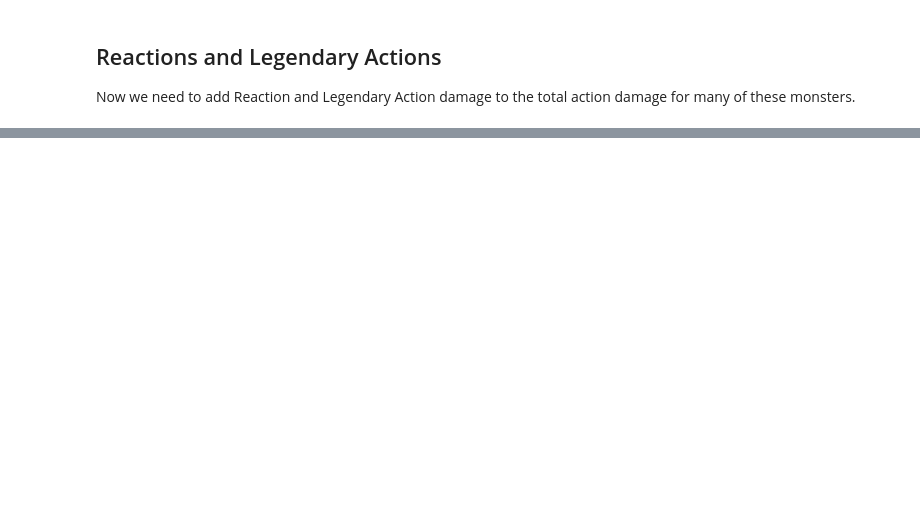
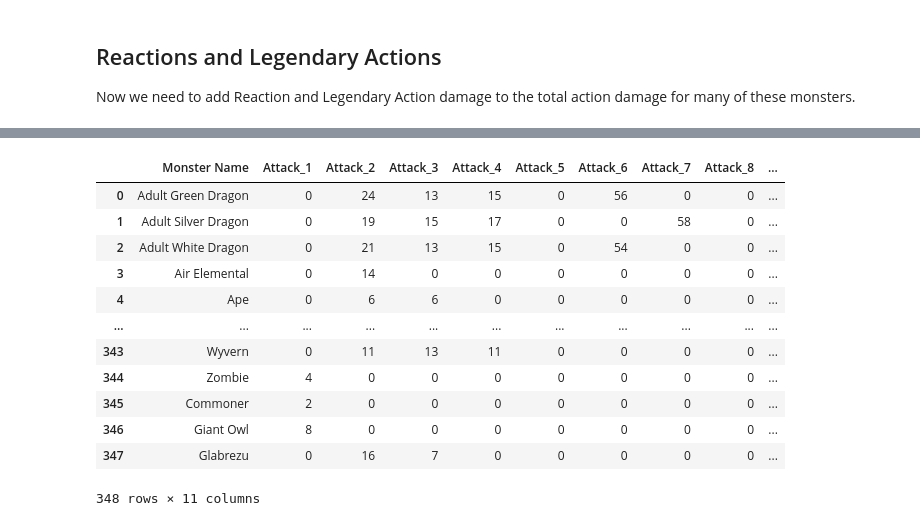
Before and after one commit to chabazite/DnD_Monsters, a Jupyter notebook: notebooks/3.0_ASI_Data_Wrangling.ipynb, the cells around one changed output, grey strips where cells are left out. Drawn from its saved outputs; the diff is of its cells as text; code cells hidden in the pictures; blank space fills up the shorter version.

```diff
--- a/notebooks/3.0_ASI_Data_Wrangling.ipynb
+++ b/notebooks/3.0_ASI_Data_Wrangling.ipynb
@@ -413,0 +477,23 @@ monster_leg_actions = monster_df[['Monster Name', 'Legendary Actions']]
+# %%
+#filter down to which monsters have LA
+#remove dragons since we completed them already based on industry knowledge
+monster_leg_actions = monster_leg_actions[monster_leg_actions["Legendary Actions"].str.contains('legendary actions')]
+monster_leg_actions = monster_leg_actions[~monster_leg_actions["Legendary Actions"].str.contains('dragon')]
+# %%
+Leg_action_damage = [35,28,39,54,23,33,45,51,86,84]
+
+monster_leg_actions["Legendary Damage"] = Leg_action_damage
+
+# Mummy Lord 35
+# Solar 28
+# Gynosphinx 39
+# Lich 54
+# Vampire 23
+# Unicorn 33
+# Aboleth 45
+# Androsphinx 51
+# Kraken 86
+# Tarrasque  84
+# %%
+monster_leg_actions["Legendary Damage"] = monster_leg_actions["Legendary Damage"] * 3
+#because there are so few left, it will be easier to manually deal with them than trying to search for unifying words. If this ends up being a useful MVP, we will have a lot more work to do.
@@ -413,0 +514,3 @@ monster_leg_actions = monster_df[['Monster Name', 'Legendary Actions']]
+# %%
+for indx,damage in zip(monster_leg_actions["Legendary Damage"].index,monster_leg_actions["Legendary Damage"]):
+   monster_actions.loc[indx,"Legendary Damage_3Rounds"] = damage
@@ -413,0 +528,16 @@ monster_leg_actions = monster_df[['Monster Name', 'Legendary Actions']]
+# %%
+monster_actions
+# %% [output]
+|  | Monster Name | Attack_1 | Attack_2 | Attack_3 | Attack_4 | Attack_5 | Attack_6 | Attack_7 | Attack_8 | ... |
+| 0 | Adult Green Dragon | 0 | 24 | 13 | 15 | 0 | 56 | 0 | 0 | ... |
+| 1 | Adult Silver Dragon | 0 | 19 | 15 | 17 | 0 | 0 | 58 | 0 | ... |
+| 2 | Adult White Dragon | 0 | 21 | 13 | 15 | 0 | 54 | 0 | 0 | ... |
+| 3 | Air Elemental | 0 | 14 | 0 | 0 | 0 | 0 | 0 | 0 | ... |
+| 4 | Ape | 0 | 6 | 6 | 0 | 0 | 0 | 0 | 0 | ... |
+| ... | ... | ... | ... | ... | ... | ... | ... | ... | ... | ... |
+| 343 | Wyvern | 0 | 11 | 13 | 11 | 0 | 0 | 0 | 0 | ... |
+| 344 | Zombie | 4 | 0 | 0 | 0 | 0 | 0 | 0 | 0 | ... |
+| 345 | Commoner | 2 | 0 | 0 | 0 | 0 | 0 | 0 | 0 | ... |
+| 346 | Giant Owl | 8 | 0 | 0 | 0 | 0 | 0 | 0 | 0 | ... |
+| 347 | Glabrezu | 0 | 16 | 7 | 0 | 0 | 0 | 0 | 0 | ... |
+348 rows × 11 columns
```
Also changed, not shown: parts of 10 cells of this notebook.
